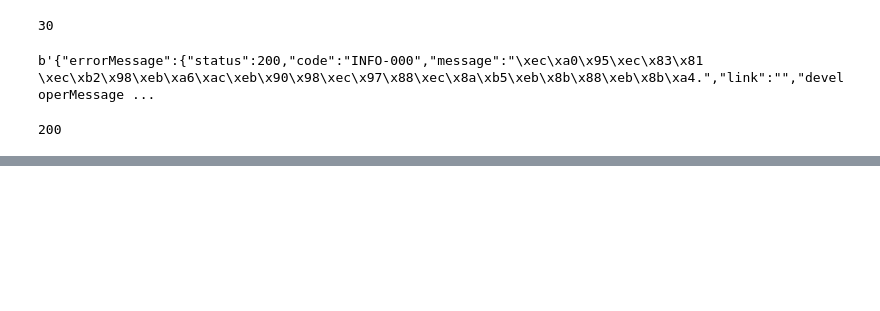
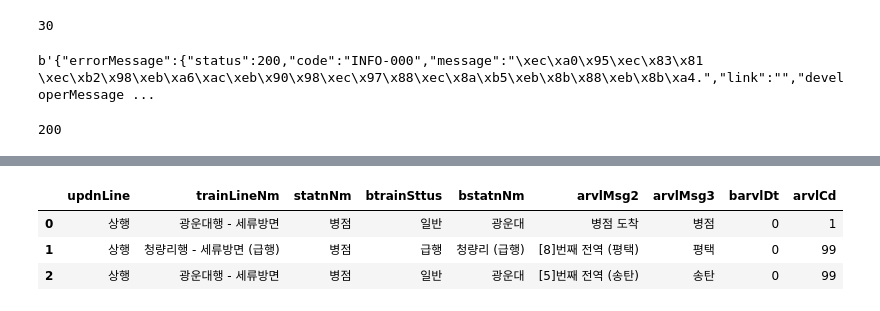
Before and after one commit to Mayhem-XD/DataAnalysis, a Jupyter notebook: 90.test/sai.ipynb, the cells around one changed output, grey strips where cells are left out. Drawn from its saved outputs; the diff is of its cells as text; code cells hidden in the pictures; blank space fills up the shorter version.

```diff
--- a/90.test/sai.ipynb
+++ b/90.test/sai.ipynb
@@ -99,3 +99,11 @@ arvlMsg3       0
 barvlDt        0
 arvlCd         0
 dtype: int64
+# %%
+df1 = df[df.updnLine == '상행']
+df1
+# %% [output]
+|  | updnLine | trainLineNm | statnNm | btrainSttus | bstatnNm | arvlMsg2 | arvlMsg3 | barvlDt | arvlCd |
+| 0 | 상행 | 광운대행 - 세류방면 | 병점 | 일반 | 광운대 | 병점 도착 | 병점 | 0 | 1 |
+| 1 | 상행 | 청량리행 - 세류방면 (급행) | 병점 | 급행 | 청량리 (급행) | [8]번째 전역 (평택) | 평택 | 0 | 99 |
+| 2 | 상행 | 광운대행 - 세류방면 | 병점 | 일반 | 광운대 | [5]번째 전역 (송탄) | 송탄 | 0 | 99 |
```
Also changed, not shown: parts of 25 cells of this notebook, 1 other file.
